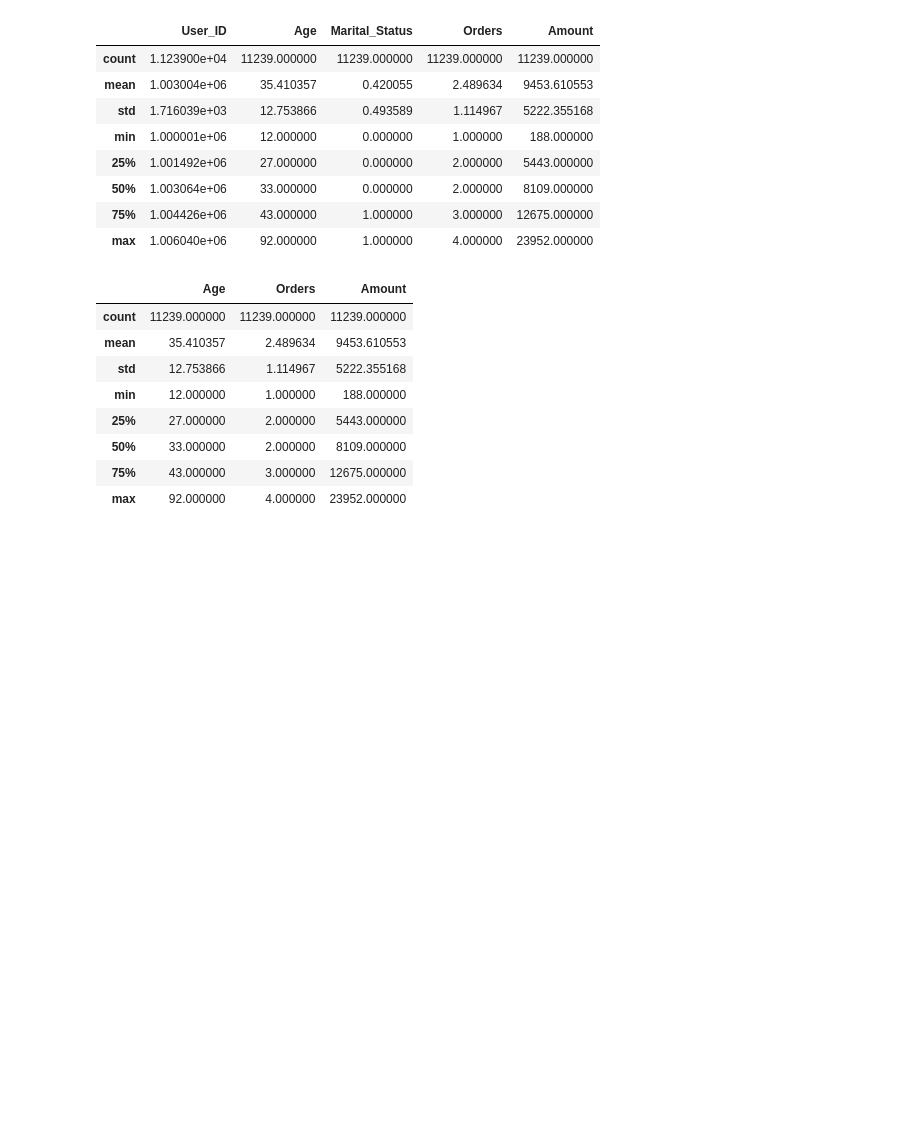
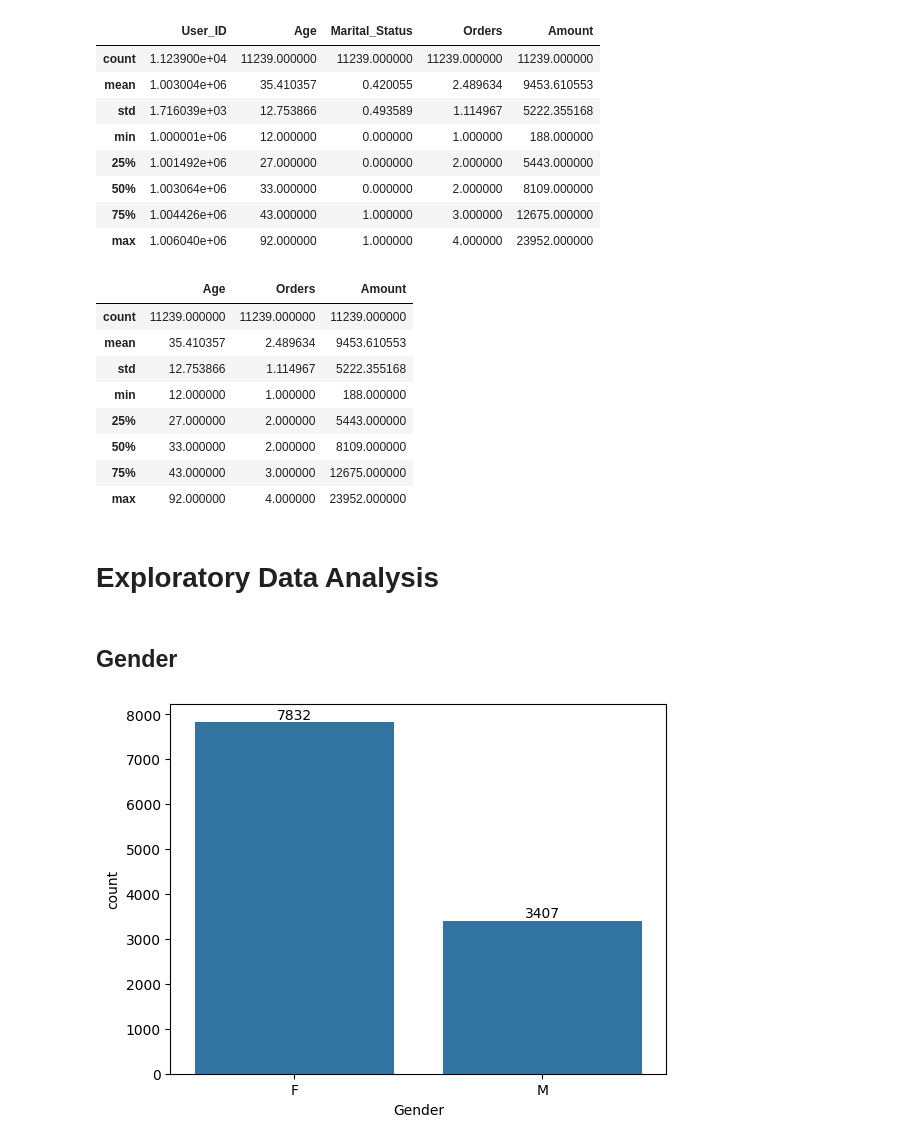
Before and after one commit to payalchauhan2003/Exploratory-Data-Analysis, a Jupyter notebook: Diwali_Sales_Analysis.ipynb, the cells around one changed output. Drawn from its saved outputs; the diff is of its cells as text; code cells hidden in the pictures; blank space fills up the shorter version.

```diff
--- a/Diwali_Sales_Analysis.ipynb
+++ b/Diwali_Sales_Analysis.ipynb
@@ -123,3 +123,16 @@ df[['Age', 'Orders', 'Amount']].describe()
 | 50% | 33.000000 | 2.000000 | 8109.000000 |
 | 75% | 43.000000 | 3.000000 | 12675.000000 |
 | max | 92.000000 | 4.000000 | 23952.000000 |
+# %% [markdown]
+# Exploratory Data Analysis
+# %% [markdown]
+## Gender
+# %%
+# plotting a bar chart for Gender and it's count
+
+ax = sns.countplot(x = 'Gender',data = df)
+
+for bars in ax.containers:
+    ax.bar_label(bars)
+# %% [output]
+[figure, added]
```
Also changed, not shown: parts of 27 cells of this notebook.
